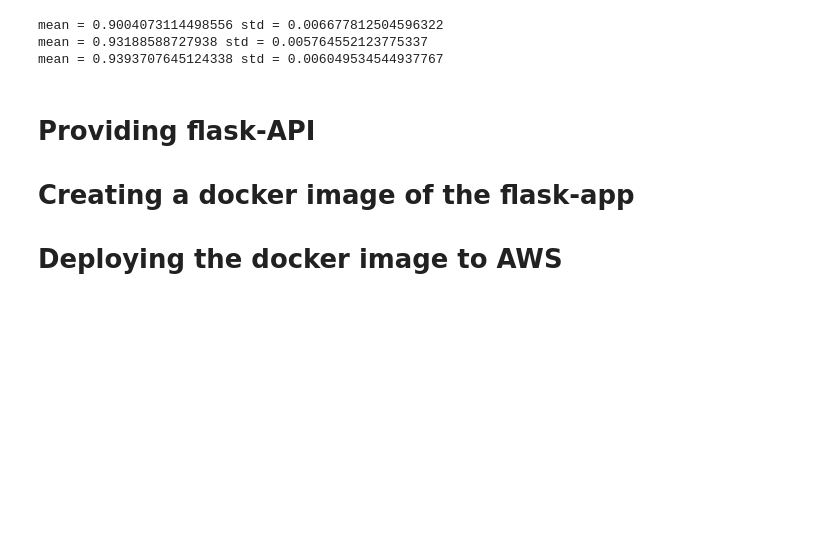
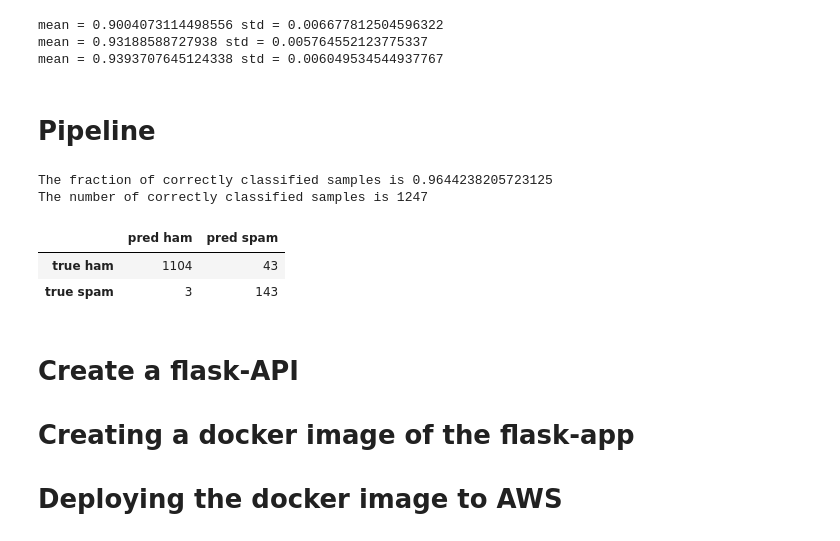
Before and after one commit to kulraghav/MLPractice, a Jupyter notebook: spam_filter.ipynb, the cells around one changed output. Drawn from its saved outputs; the diff is of its cells as text; code cells hidden in the pictures; blank space fills up the shorter version.

Commit message:
added: simple sklearn pipeline

```diff
--- a/spam_filter.ipynb
+++ b/spam_filter.ipynb
@@ -412,7 +414,39 @@ for mean, std in cv_scores:
 mean = 0.9004073114498556 std = 0.006677812504596322
 mean = 0.93188588727938 std = 0.005764552123775337
 mean = 0.9393707645124338 std = 0.006049534544937767
+# %% [markdown]
+# Pipeline
+# %%
+from sklearn.pipeline import Pipeline
+
+pipeline = Pipeline([('vectorizer', TfidfVectorizer()),
+                     ('classifier', LogisticRegression())])
+
+cross_val_score(pipeline, X=X_train, y=y_train, cv=5)
+
+pipeline.fit(X_train, y_train)
+
+joblib.dump(pipeline, 'pipeline.joblib')
+
+reloaded_pipeline = joblib.load('pipeline.joblib')
+
+
+y_test_predicted = pipeline.predict(X_test)
+
+print("The fraction of correctly classified samples is {}".format(accuracy_score(y_test, y_test_predicted)))
+print("The number of correctly classified samples is {}".format(accuracy_score(y_test, y_test_predicted, normalize=False)))
+
+
+pd.DataFrame(confusion_matrix(y_test_predicted, y_test),
+             index={'true ham', 'true spam'},
+             columns={'pred ham', 'pred spam'})
+# %% [output]
+The fraction of correctly classified samples is 0.9644238205723125
+The number of correctly classified samples is 1247
+|  | pred ham | pred spam |
+| true ham | 1104 | 43 |
+| true spam | 3 | 143 |
 # %% [markdown]
-# Providing flask-API
+# Create a flask-API
 # Creating a docker image of the flask-app
 # Deploying the docker image to AWS
```
Also changed, not shown: parts of 1 cell of this notebook.
